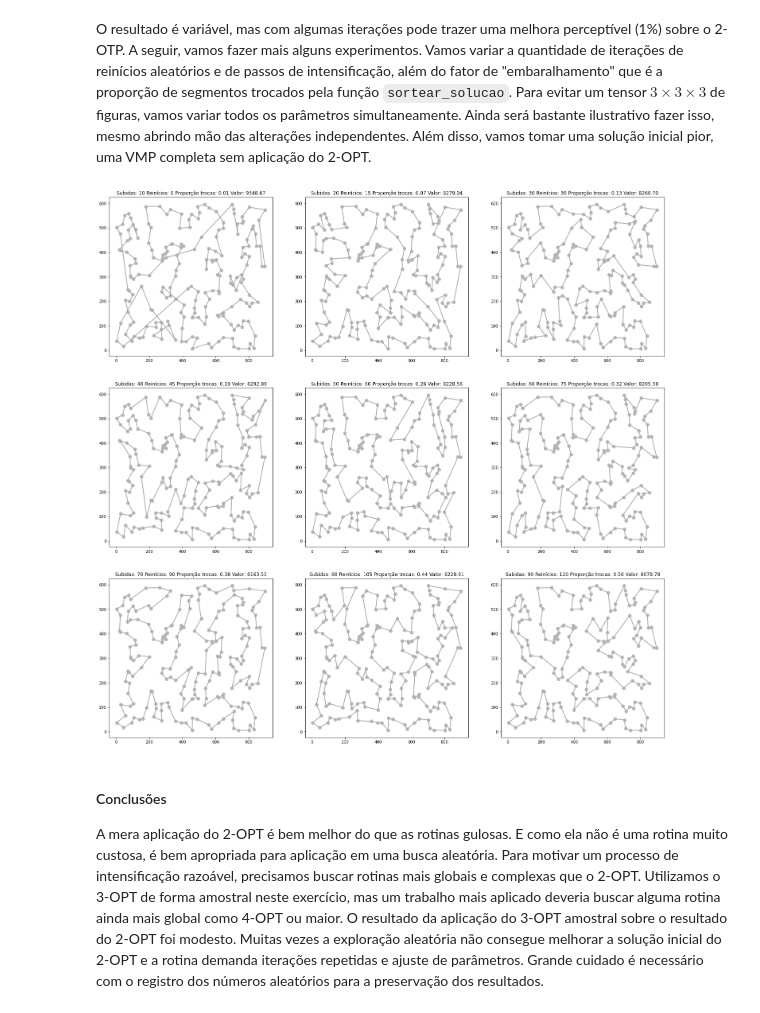
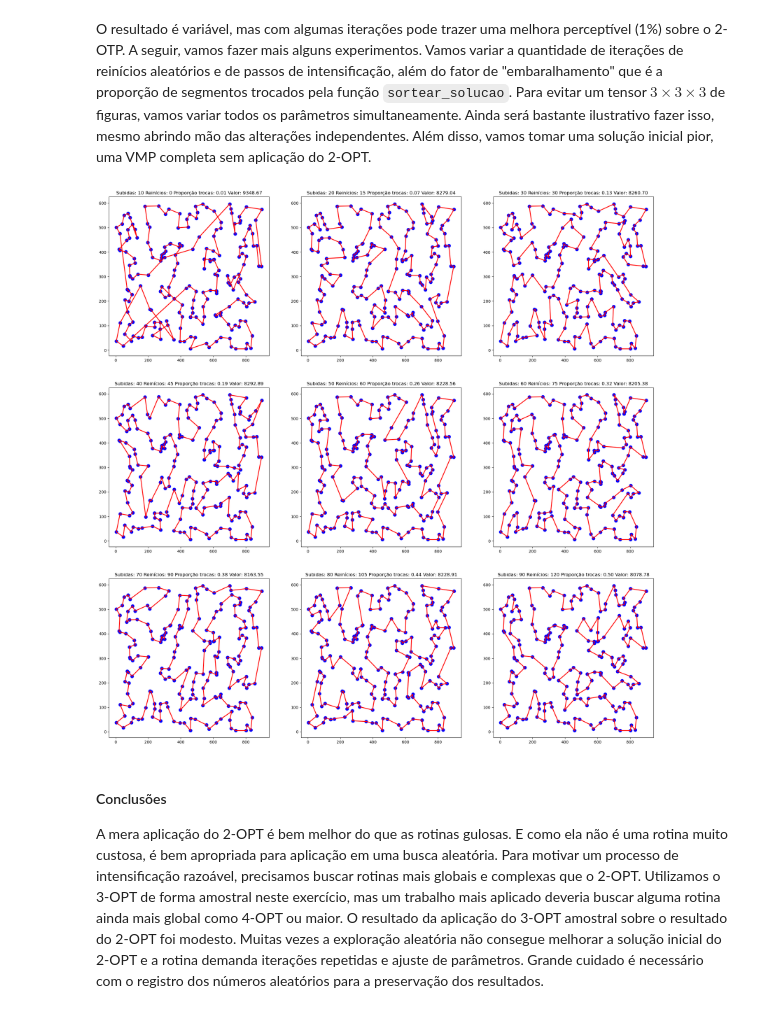
Before and after one commit to CoralBleaching/Metaheuristics-CombinatorialOptim, a Jupyter notebook: PCV.ipynb, the cells around one changed output. Drawn from its saved outputs; the diff is of its cells as text; code cells hidden in the pictures.

```diff
--- a/PCV.ipynb
+++ b/PCV.ipynb
@@ -913,13 +913,13 @@ for parametros in lista_parametros:
 # %%
 fig, ax = plt.subplots(3, 3)
 fig.set_size_inches(25, 25)
 for axis, resultado, iteracoes in zip(ax.flatten(), resultados, lista_parametros):
     plt.style.use('dark_background')
     plt.sca(axis)
     plt.title(f'Subidas: {iteracoes["subida"]} Reinícios: {iteracoes["reinicio"]} Proporção trocas: {iteracoes["fator_embaralhamento"]:.2f} Valor: {tamanho_rota(resultado):.2f}')
-    plot_rota(resultado, completa=False, dot_color="#bbb", line_color="#aaa", style="dark_background")
+    plot_rota(resultado, completa=False)
 # %% [output]
-[figure, old version]
+[figure, new version]
 # %% [markdown]
 #### Conclusões
 
```
Also changed, not shown: parts of 17 cells of this notebook, 2 other files.
